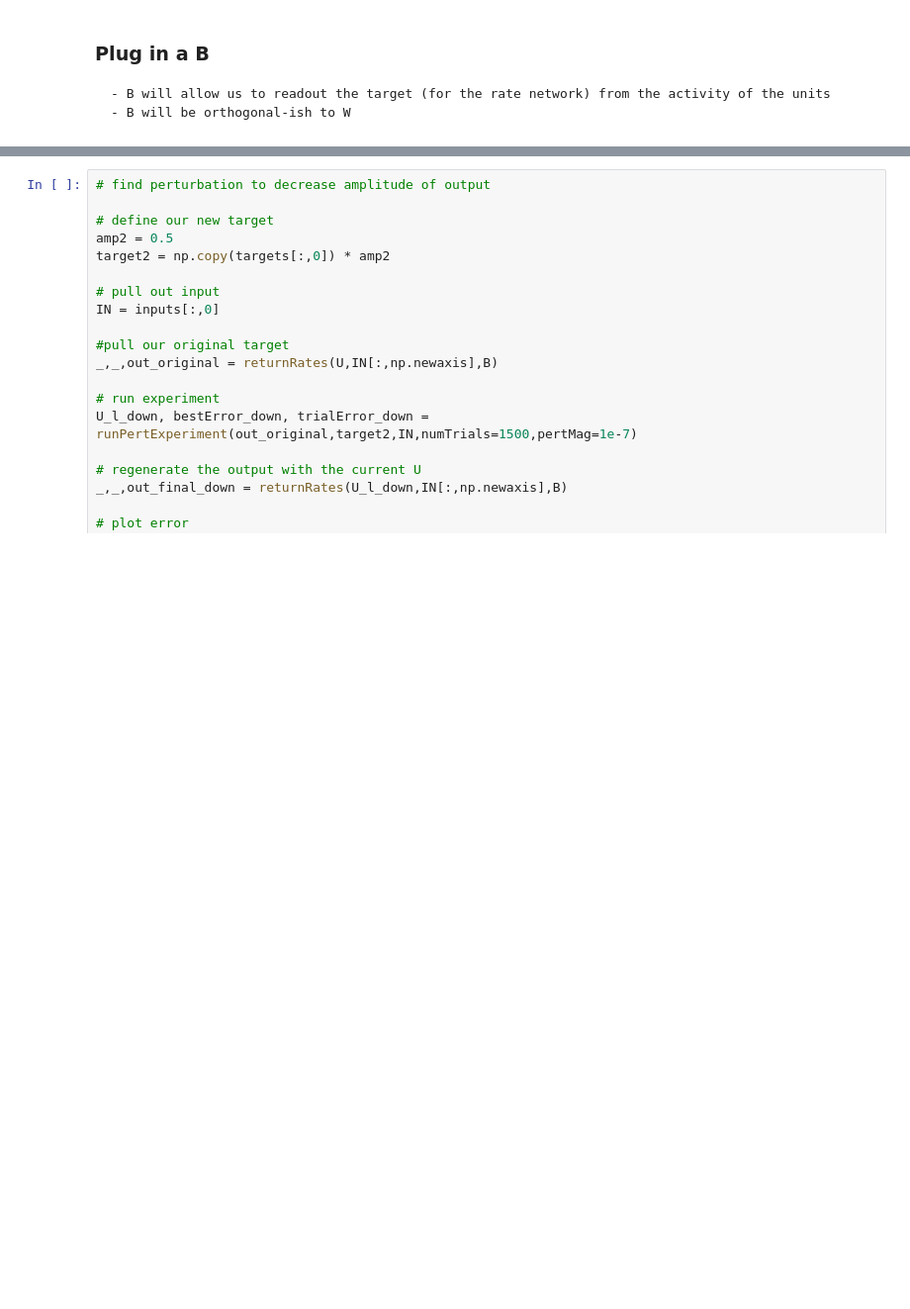
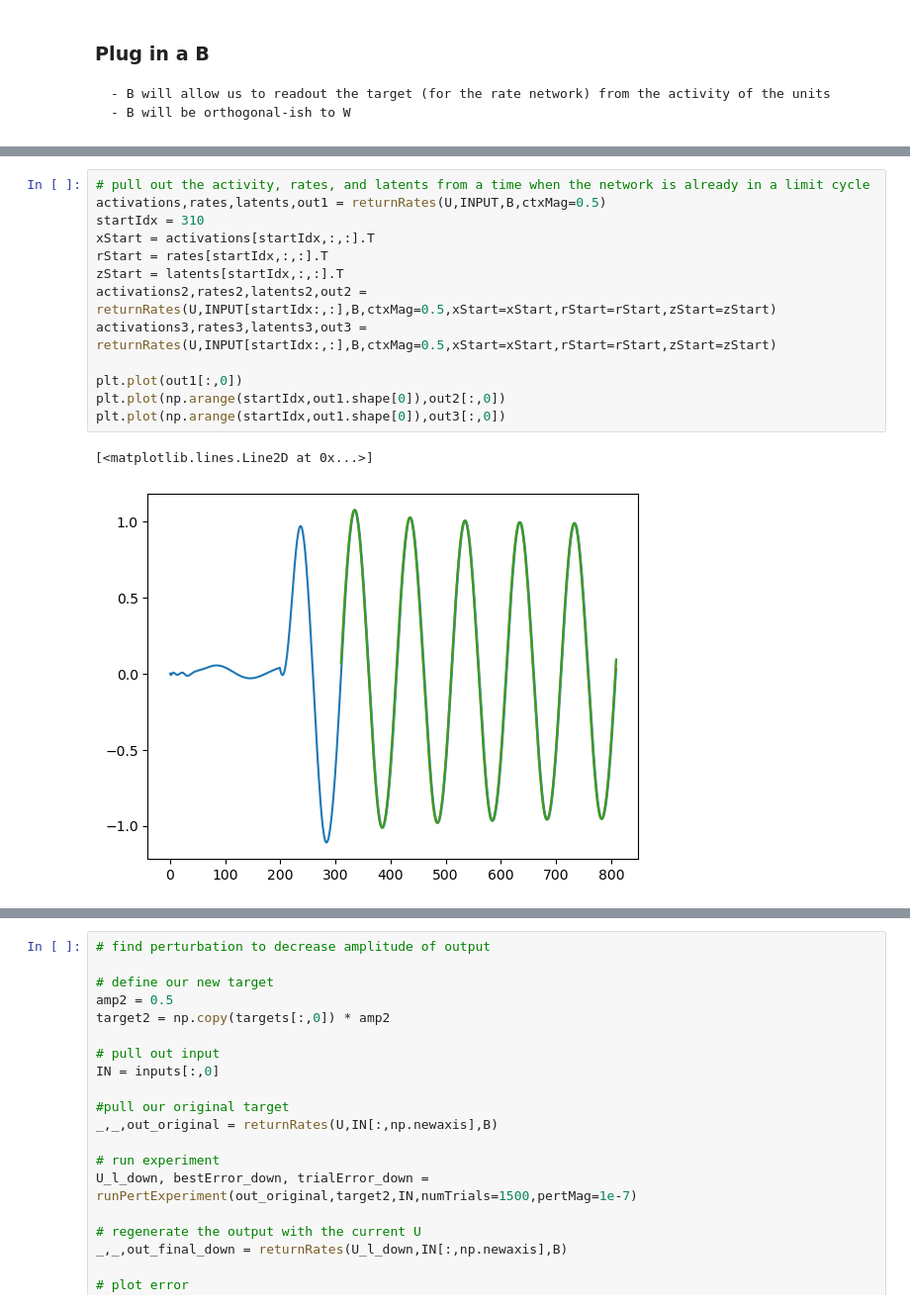
Before and after one commit to andrewZimnik/basal_ganglia, a Jupyter notebook: scripts/multiSpeedLearningModel.ipynb, the cells around one changed output, grey strips where cells are left out. Shown at 99% size. Drawn from its saved outputs; the diff is of its cells as text; blank space fills up the shorter version.

```diff
--- a/scripts/multiSpeedLearningModel.ipynb
+++ b/scripts/multiSpeedLearningModel.ipynb
@@ -602,0 +542,16 @@ def returnRates(u,ipt,b=None):
+# %%
+# pull out the activity, rates, and latents from a time when the network is already in a limit cycle
+activations,rates,latents,out1 = returnRates(U,INPUT,B,ctxMag=0.5)
+startIdx = 310
+xStart = activations[startIdx,:,:].T
+rStart = rates[startIdx,:,:].T
+zStart = latents[startIdx,:,:].T
+activations2,rates2,latents2,out2 = returnRates(U,INPUT[startIdx:,:],B,ctxMag=0.5,xStart=xStart,rStart=rStart,zStart=zStart)
+activations3,rates3,latents3,out3 = returnRates(U,INPUT[startIdx:,:],B,ctxMag=0.5,xStart=xStart,rStart=rStart,zStart=zStart)
+
+plt.plot(out1[:,0])
+plt.plot(np.arange(startIdx,out1.shape[0]),out2[:,0])
+plt.plot(np.arange(startIdx,out1.shape[0]),out3[:,0])
+# %% [output]
+[<matplotlib.lines.Line2D at 0x...>]
+[figure, added]
```
Also changed, not shown: parts of 42 cells of this notebook, 2 other files.
